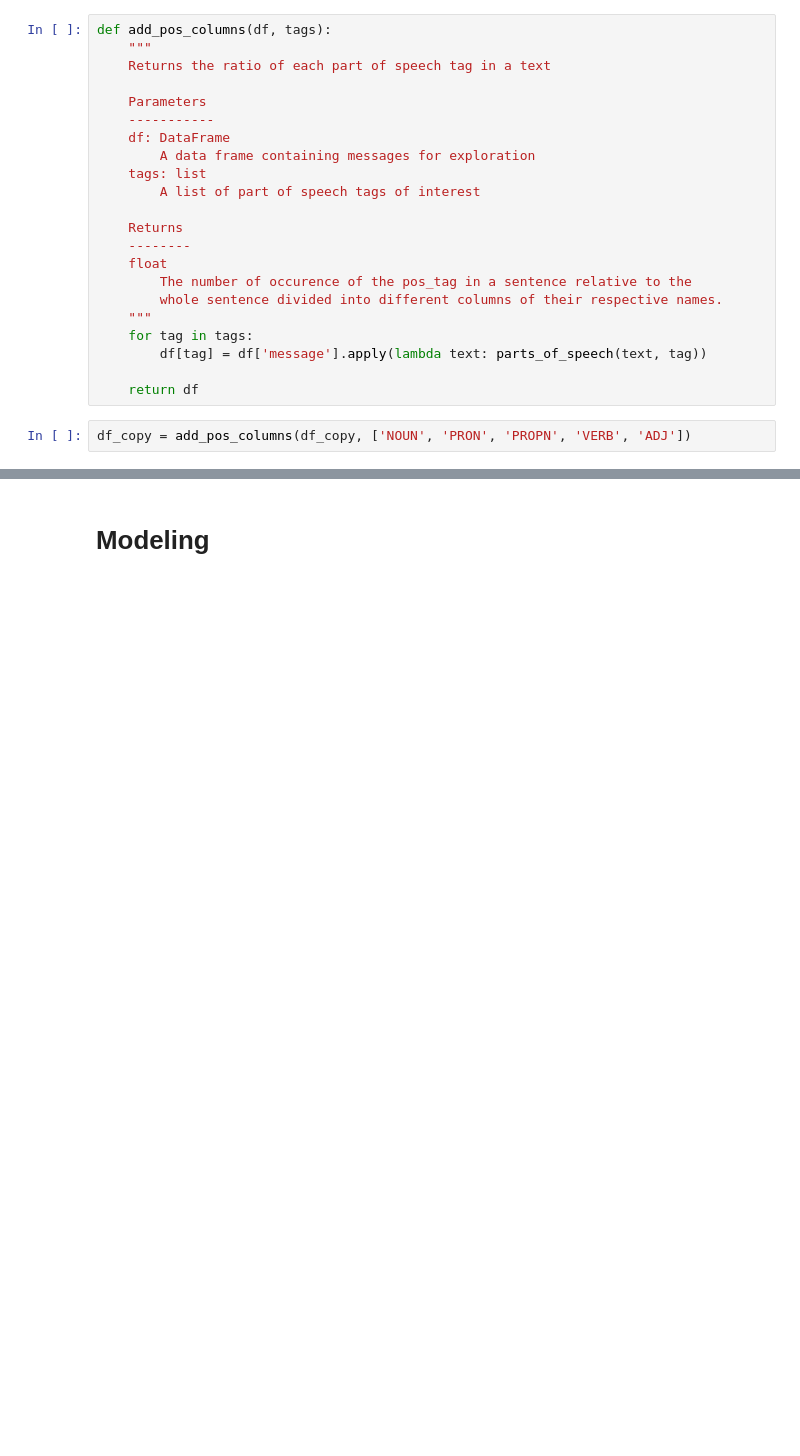
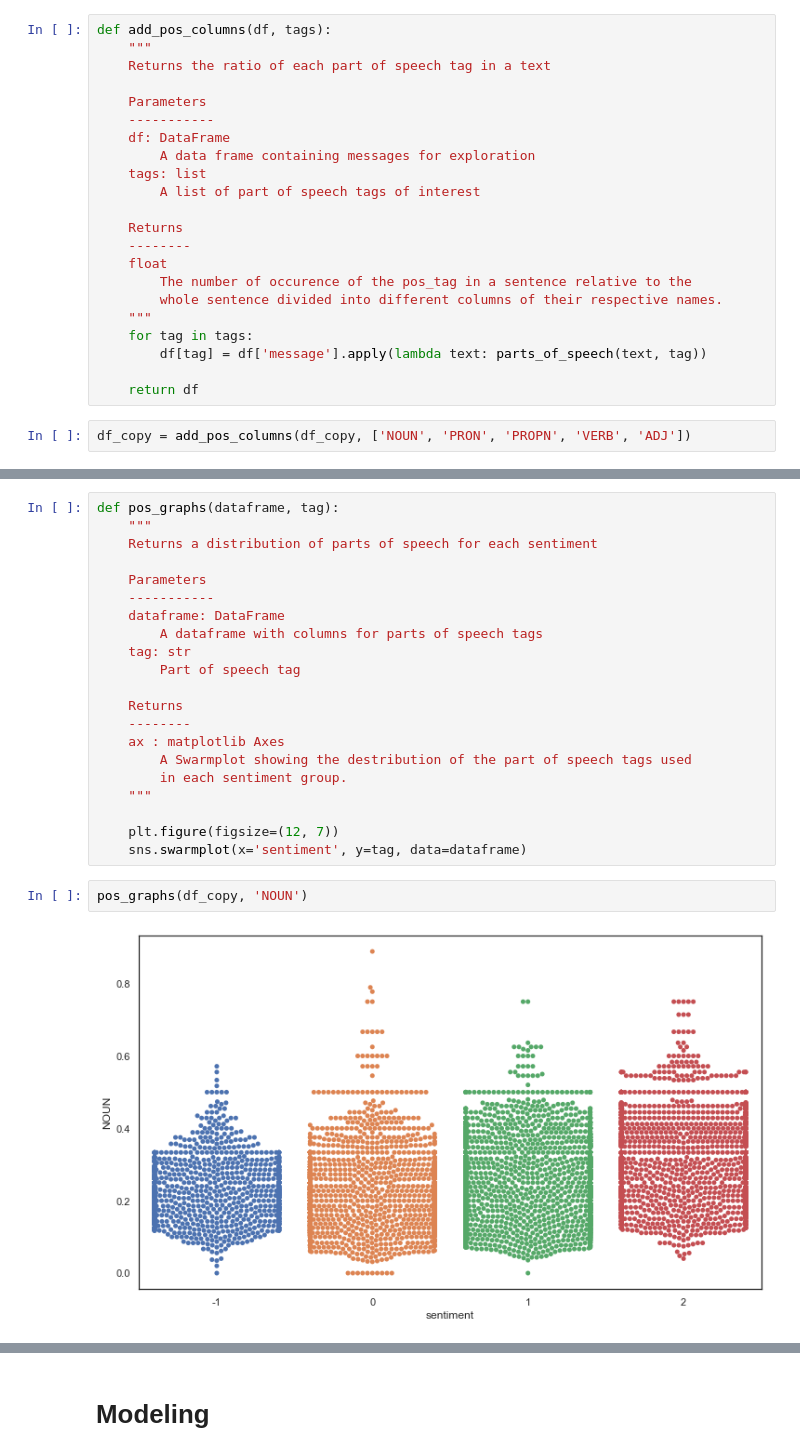
Before and after one commit to FaatimahM/jhb-ss3-classification-Repo, a Jupyter notebook: Classification_submission_file.ipynb, the cells around one changed output, grey strips where cells are left out. Saved outputs shown, nothing was run; the diff lists cells and outputs as text; blank space fills up the shorter version.

```diff
--- a/Classification_submission_file.ipynb
+++ b/Classification_submission_file.ipynb
@@ -680,0 +693,25 @@ df_copy = add_pos_columns(df_copy, ['NOUN', 'PRON', 'PROPN', 'VERB', 'ADJ'])
+# %%
+def pos_graphs(dataframe, tag):
+    """
+    Returns a distribution of parts of speech for each sentiment
+
+    Parameters
+    -----------
+    dataframe: DataFrame
+        A dataframe with columns for parts of speech tags
+    tag: str
+        Part of speech tag
+
+    Returns
+    --------
+    ax : matplotlib Axes
+        A Swarmplot showing the destribution of the part of speech tags used
+        in each sentiment group.
+    """
+
+    plt.figure(figsize=(12, 7))
+    sns.swarmplot(x='sentiment', y=tag, data=dataframe)
+# %%
+pos_graphs(df_copy, 'NOUN')
+# %% [output]
+[figure, added]
```
Also changed, not shown: parts of 53 cells of this notebook.
